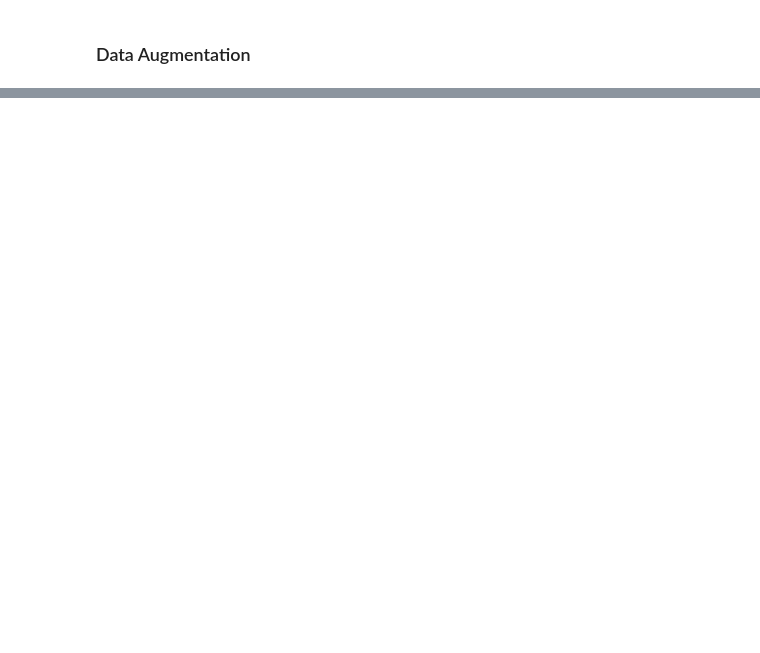
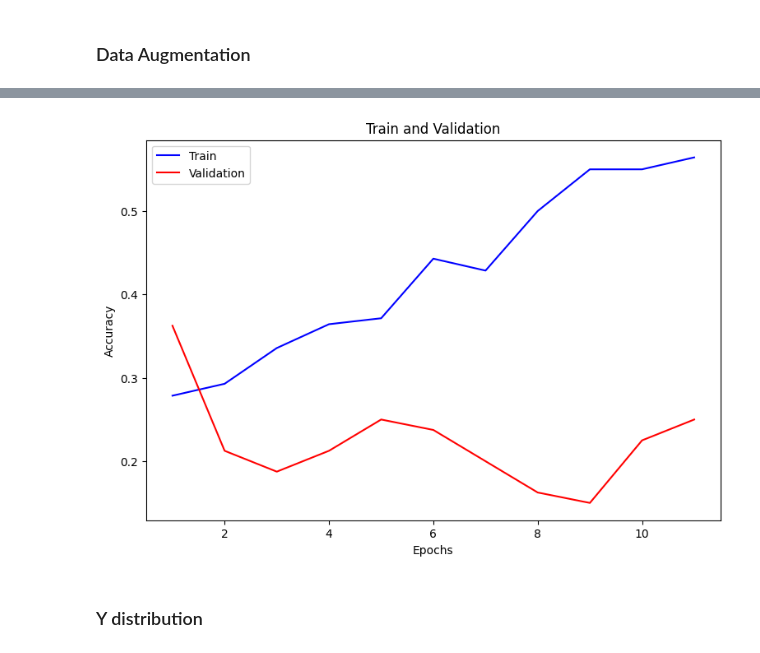
Before and after one commit to pmachado333/Malaria_Tracker, a Jupyter notebook: jupyter_notebook/kjetil_images.ipynb, the cells around one changed output, grey strips where cells are left out. Saved outputs shown, nothing was run; the diff lists cells and outputs as text; code cells hidden in the pictures; blank space fills up the shorter version.

```diff
--- a/jupyter_notebook/kjetil_images.ipynb
+++ b/jupyter_notebook/kjetil_images.ipynb
@@ -366,0 +373,14 @@ Clipping input data to the valid range for imshow with RGB data ([0..1] for floa
+# %%
+#Step4 - Fit
+
+es = EarlyStopping(patience = 10, verbose = 1, restore_best_weights = True)
+
+model_aug = create_model()
+history_aug = model_aug.fit(data_aug,
+                        validation_data=data_val,
+                        epochs = 50,
+                        callbacks=[es],
+                        verbose = 1)
+
+#res_aug = model_aug.evaluate(X_test, y_cat_test)
+#res_aug
@@ -366,0 +405,8 @@ Clipping input data to the valid range for imshow with RGB data ([0..1] for floa
+# %%
+#Step5 - Visualize history
+
+plot_history(history_aug)
+# %% [output]
+[figure, added]
+# %% [markdown]
+### Y distribution
```
Also changed, not shown: parts of 33 cells of this notebook, 1 other file.
